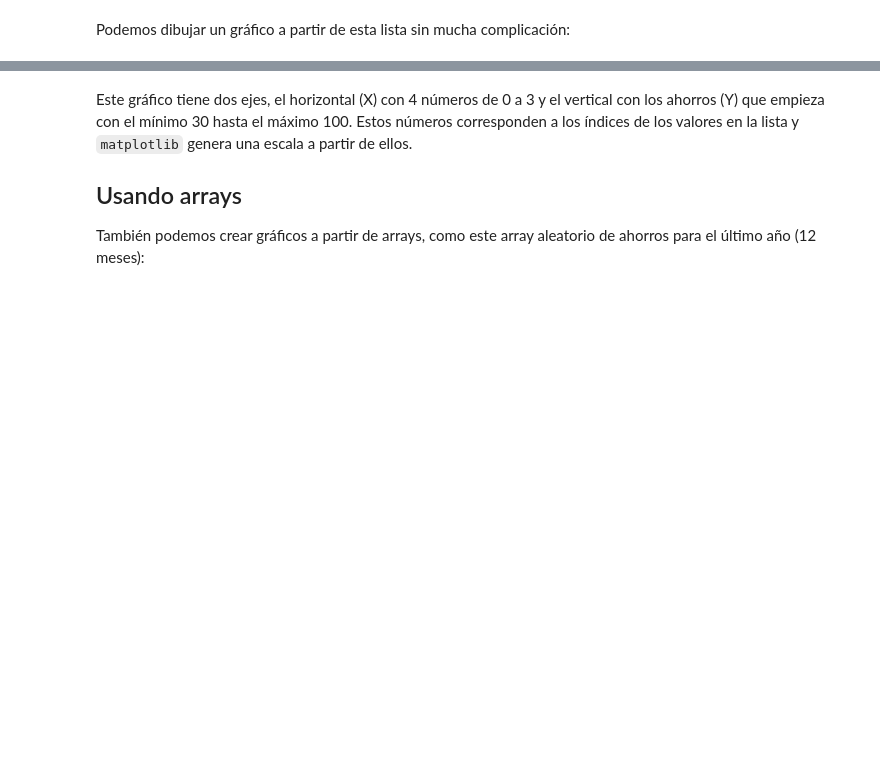
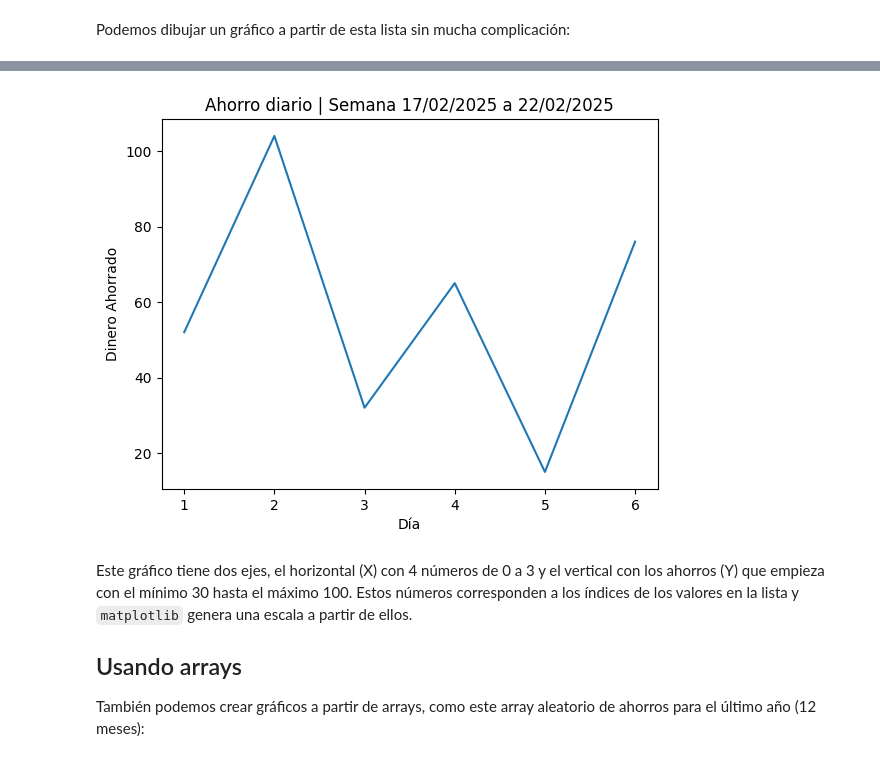
Before and after one commit to esquivelac98/Programacion-Python-Basico-GRUPO-1---6181133432, a Jupyter notebook: Estudiantes/Kevin Esquivel/Clase 10 (Matplotlib)/02 - Primeros gráficos.ipynb, the cells around one changed output, grey strips where cells are left out. Drawn from its saved outputs; the diff is of its cells as text; code cells hidden in the pictures; blank space fills up the shorter version.

```diff
--- a/Estudiantes/Kevin Esquivel/Clase 10 (Matplotlib)/02 - Primeros gráficos.ipynb
+++ b/Estudiantes/Kevin Esquivel/Clase 10 (Matplotlib)/02 - Primeros gráficos.ipynb
@@ -35,3 +39,20 @@ plt.plot(ahorros)
+# %%
+import matplotlib.pyplot as plt
+
+# Datos
+ahorros = [52, 104, 32, 65, 15, 76]
+dias = [1, 2, 3, 4, 5, 6]  # Iniciar en el día 1
+
+plt.plot(dias, ahorros)
+
+plt.title('Ahorro diario | Semana 17/02/2025 a 22/02/2025')
+plt.xlabel('Día')
+plt.ylabel('Dinero Ahorrado')
+#plt.xticks(dias)
+
+plt.show()
+# %% [output]
+[figure, added]
 # %% [markdown]
 Este gráfico tiene dos ejes, el horizontal (X) con 4 números de 0 a 3 y el vertical con los ahorros (Y) que empieza con el mínimo 30 hasta el máximo 100. Estos números corresponden a los índices de los valores en la lista y `matplotlib` genera una escala a partir de ellos.
 
```
Also changed, not shown: parts of 5 cells of this notebook.
